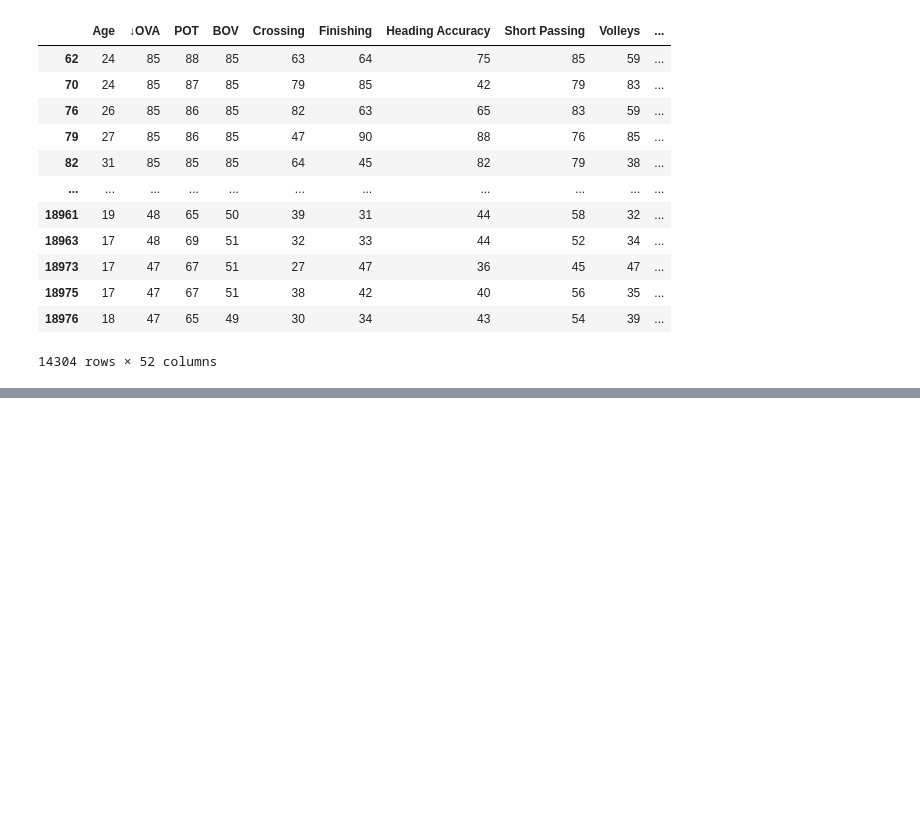
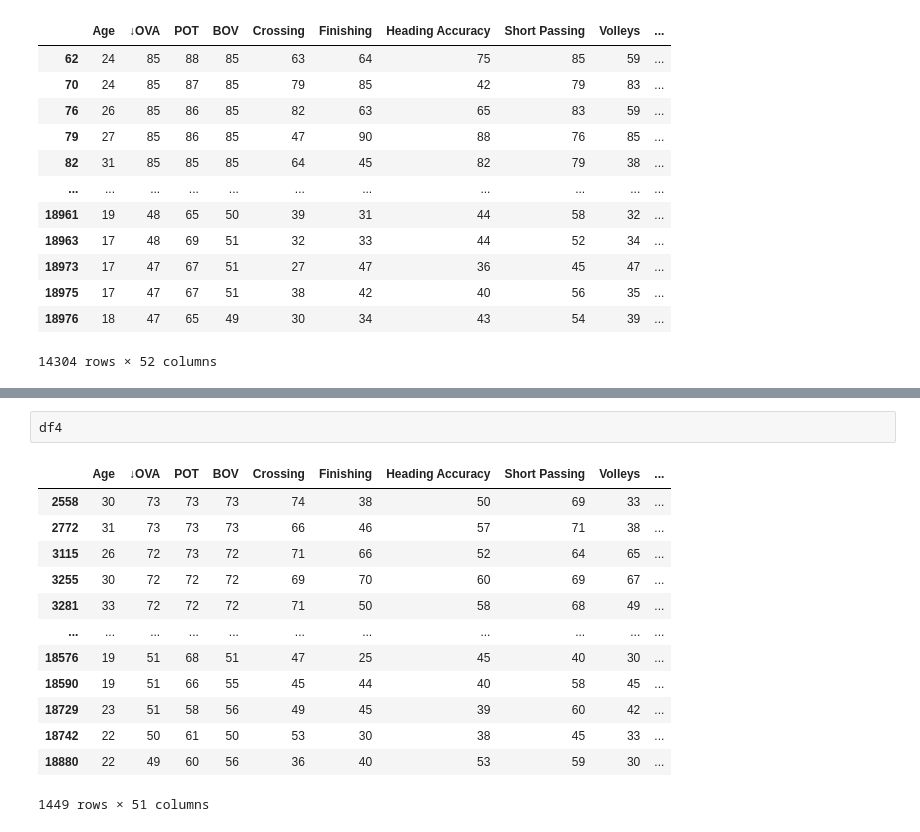
Before and after one commit to papstarlove/Data-Processing-Machine-Learning, a Jupyter notebook: fifa messy data/fifa project version 1.ipynb, the cells around one changed output, grey strips where cells are left out. Cells and saved outputs as stored; diff of their text form; blank space fills up the shorter version.

```diff
--- a/fifa messy data/fifa project version 1.ipynb
+++ b/fifa messy data/fifa project version 1.ipynb
@@ -729,0 +833,16 @@ AttributeError: 'list' object has no attribute 'unique'
+# %%
+df4
+# %% [output]
+|  | Age | ↓OVA | POT | BOV | Crossing | Finishing | Heading Accuracy | Short Passing | Volleys | ... |
+| 2558 | 30 | 73 | 73 | 73 | 74 | 38 | 50 | 69 | 33 | ... |
+| 2772 | 31 | 73 | 73 | 73 | 66 | 46 | 57 | 71 | 38 | ... |
+| 3115 | 26 | 72 | 73 | 72 | 71 | 66 | 52 | 64 | 65 | ... |
+| 3255 | 30 | 72 | 72 | 72 | 69 | 70 | 60 | 69 | 67 | ... |
+| 3281 | 33 | 72 | 72 | 72 | 71 | 50 | 58 | 68 | 49 | ... |
+| ... | ... | ... | ... | ... | ... | ... | ... | ... | ... | ... |
+| 18576 | 19 | 51 | 68 | 51 | 47 | 25 | 45 | 40 | 30 | ... |
+| 18590 | 19 | 51 | 66 | 55 | 45 | 44 | 40 | 58 | 45 | ... |
+| 18729 | 23 | 51 | 58 | 56 | 49 | 45 | 39 | 60 | 42 | ... |
+| 18742 | 22 | 50 | 61 | 50 | 53 | 30 | 38 | 45 | 33 | ... |
+| 18880 | 22 | 49 | 60 | 56 | 36 | 40 | 53 | 59 | 30 | ... |
+1449 rows × 51 columns
```
Also changed, not shown: parts of 21 cells of this notebook.
